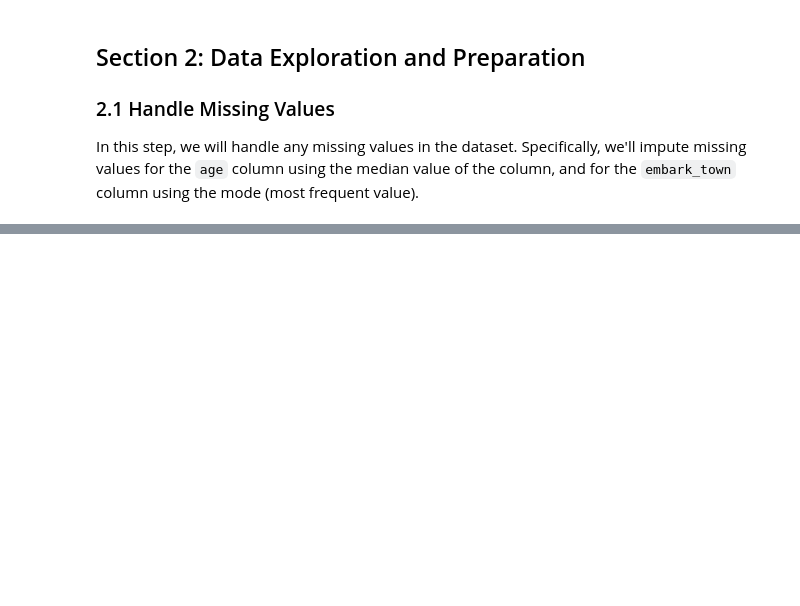
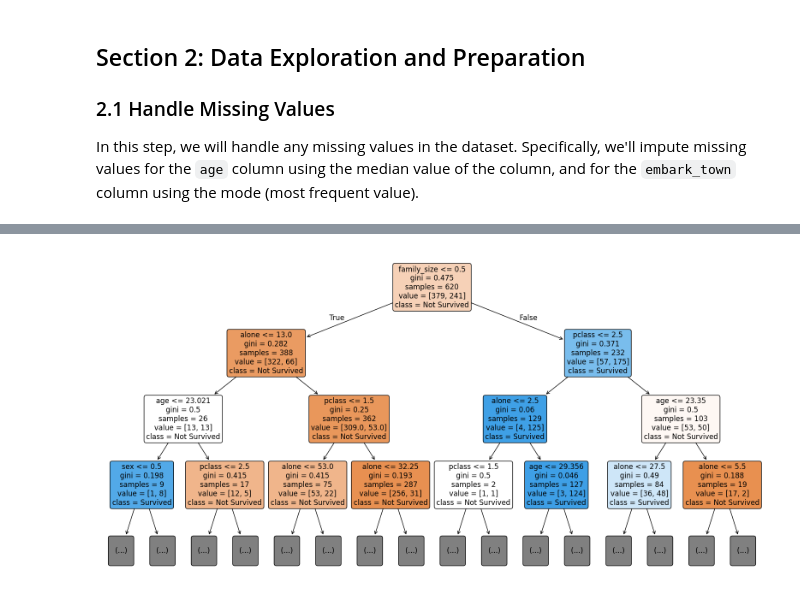
Before and after one commit to Elen-tesfai/applied-ml-elen, a Jupyter notebook: ml03_Elen.ipynb, the cells around one changed output, grey strips where cells are left out. Saved outputs shown, nothing was run; the diff lists cells and outputs as text; code cells hidden in the pictures; blank space fills up the shorter version.

```diff
--- a/ml03_Elen.ipynb
+++ b/ml03_Elen.ipynb
@@ -177,0 +550,26 @@ Test data shape (X_test, y_test): (179, 17), (179,)
+# %%
+import matplotlib.pyplot as plt
+from sklearn.tree import plot_tree
+
+# Define the feature names based on your dataset
+feature_names = ['alone', 'age', 'family_size', 'sex', 'pclass', 'embarked', 'fare']  # Update with actual features
+
+# Create the plot with adjusted figure size
+plt.figure(figsize=(20, 10))  # Adjust the size of the plot
+
+# Plot the decision tree
+plot_tree(dt_model,
+          feature_names=feature_names,  # Feature names
+          class_names=['Not Survived', 'Survived'],  # Target class names
+          filled=True,  # Fill color based on class
+          rounded=True,  # Rounded corners for nodes
+          fontsize=12,  # Larger font size
+          max_depth=3)  # Limit the depth of the tree for better readability
+
+# Save the plot as an image file
+plt.savefig("decision_tree_plot.png", format='png', bbox_inches='tight')  # Ensure tight layout
+
+# Show the plot
+plt.show()
+# %% [output]
+[figure, added]
```
Also changed, not shown: parts of 73 cells of this notebook, 3 other files.
